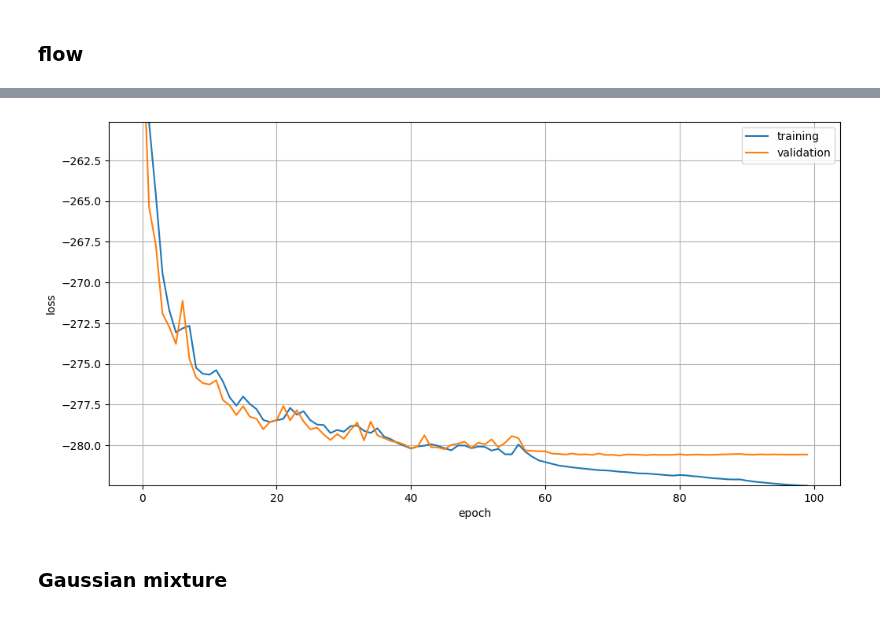
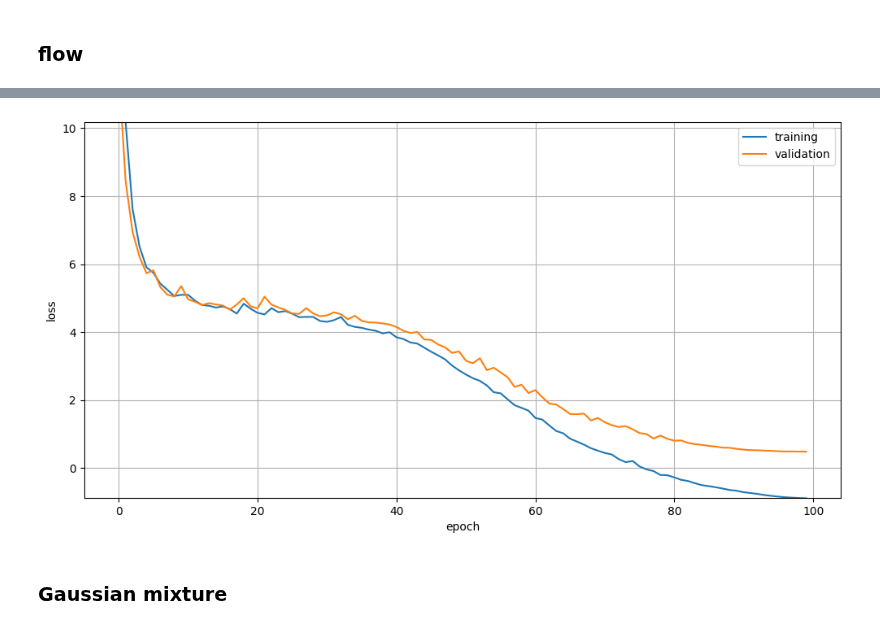
Before and after one commit to des-science/multiprobe-simulation-inference, a Jupyter notebook: notebooks/flow_conductor_human.ipynb, the cells around one changed output, grey strips where cells are left out. Drawn from its saved outputs; the diff is of its cells as text; code cells hidden in the pictures.

```diff
--- a/notebooks/flow_conductor_human.ipynb
+++ b/notebooks/flow_conductor_human.ipynb
@@ -170,8 +179,8 @@ with_cross_probe = False
 # %% [markdown]
 ### v9
 # %%
-# smooth differently
-conf = files.load_config("/global/homes/a/athomsen/multiprobe-simulation-forward-model/configs/v9/linear_bias.yaml")
+# # smooth differently
+# conf = files.load_config("/global/homes/a/athomsen/multiprobe-simulation-forward-model/configs/v9/linear_bias.yaml")
 
-base_dir = "/pscratch/sd/a/athomsen/v11desy3/v9/linear_bias"
-out_dir = "/pscratch/sd/a/athomsen/run_files/v9"
+# base_dir = "/pscratch/sd/a/athomsen/v11desy3/v9/linear_bias"
+# out_dir = "/pscratch/sd/a/athomsen/run_files/v9"
@@ -178 +189,7 @@ out_dir = "/pscratch/sd/a/athomsen/run_files/v9"
+# %%
+conf = files.load_config("/global/homes/a/athomsen/multiprobe-simulation-forward-model/configs/v10/linear_bias.yaml")
+dlss_conf = "/global/u2/a/athomsen/y3-deep-lss/configs/v10/combined/dlss_config.yaml"
+
+base_dir = "/pscratch/sd/a/athomsen/v11desy3/v10/linear_bias"
+out_dir = "/pscratch/sd/a/athomsen/run_files/v10"
 # %%
@@ -203,15 +230,17 @@ label = f"lensing={with_lensing},clustering={with_clustering},cross_z={with_cros
 summary = "cls"
 # summary = "peaks"
 
-fidu_summs, grid_summs, grid_cosmos, grid_i_sobols, file_dict, scaler, pca = preprocessing.get_reshaped_human_summaries(
+fidu_summs, grid_summs, _, grid_cosmos, grid_i_sobols, file_dict, scaler, pca = preprocessing.get_reshaped_human_summaries(
     base_dir,
     summary,
     # file
     file_label=None,
     # configuration
-    conf=conf,
+    msfm_conf=conf,
+    dlss_conf=dlss_conf,
     params=params,
     concat_example_dim=True,
+    from_raw_cls=True,
     # selection
     with_lensing=with_lensing,
     with_clustering=with_clustering,
@@ -220,8 +249,10 @@ fidu_summs, grid_summs, grid_cosmos, grid_i_sobols, file_dict, scaler, pca = pre
     # power spectra: scales
     l_mins=l_mins,
     l_maxs=l_maxs,
-    n_bins=n_bins,
+    # n_bins=n_bins,
     # only_keep_bins=keep_bins,
+    fixed_binning=False,
+    # fixed_binning=True,
     # peaks: scales
     scale_indices=None,
     # additional preprocessing
@@ -315,9 +346,11 @@ model = LikelihoodFlow(
 # %%
-n_samples = 100_000
+n_samples = 200_000
 indices = np.random.randint(0, grid_summs.shape[0], n_samples)
 
 # default to train from scratch with 4 permutations per grid point
 model.fit(
+    # x=grid_summs,
+    # theta=grid_cosmos,
     x=grid_summs[indices],
     theta=grid_cosmos[indices],
     n_epochs=100,
@@ -342 +375 @@ model.fit(
-[figure, old version]
+[figure, new version]
```
Also changed, not shown: parts of 19 cells of this notebook, 4 other files.
